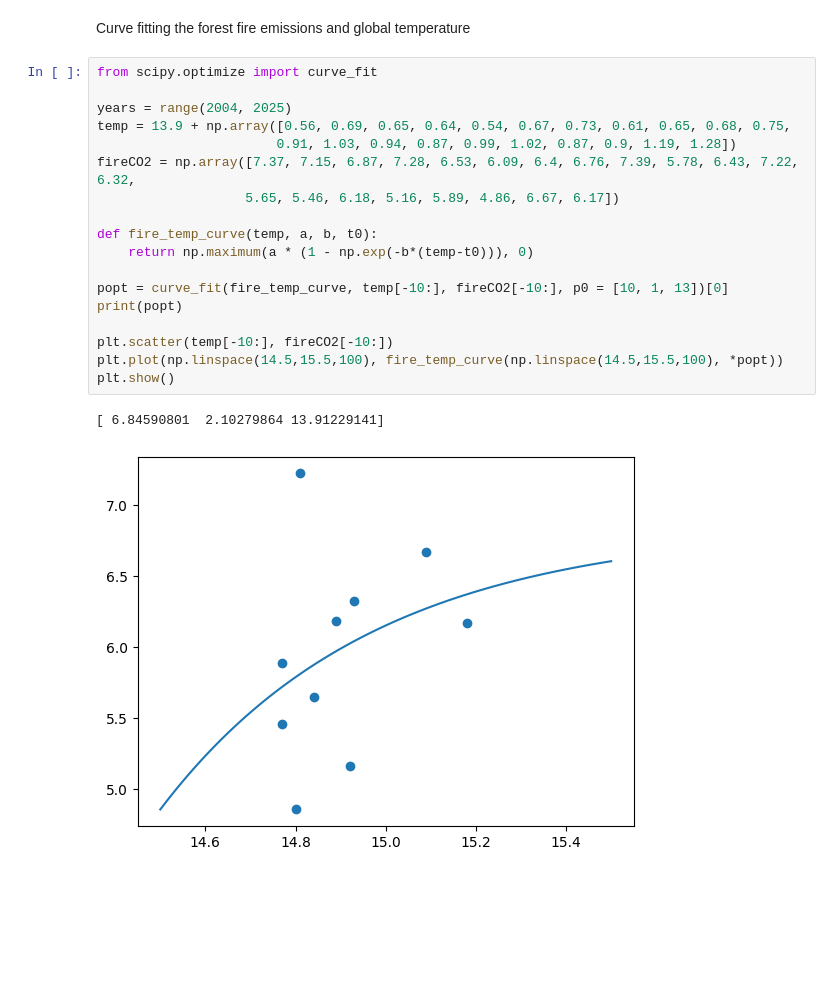
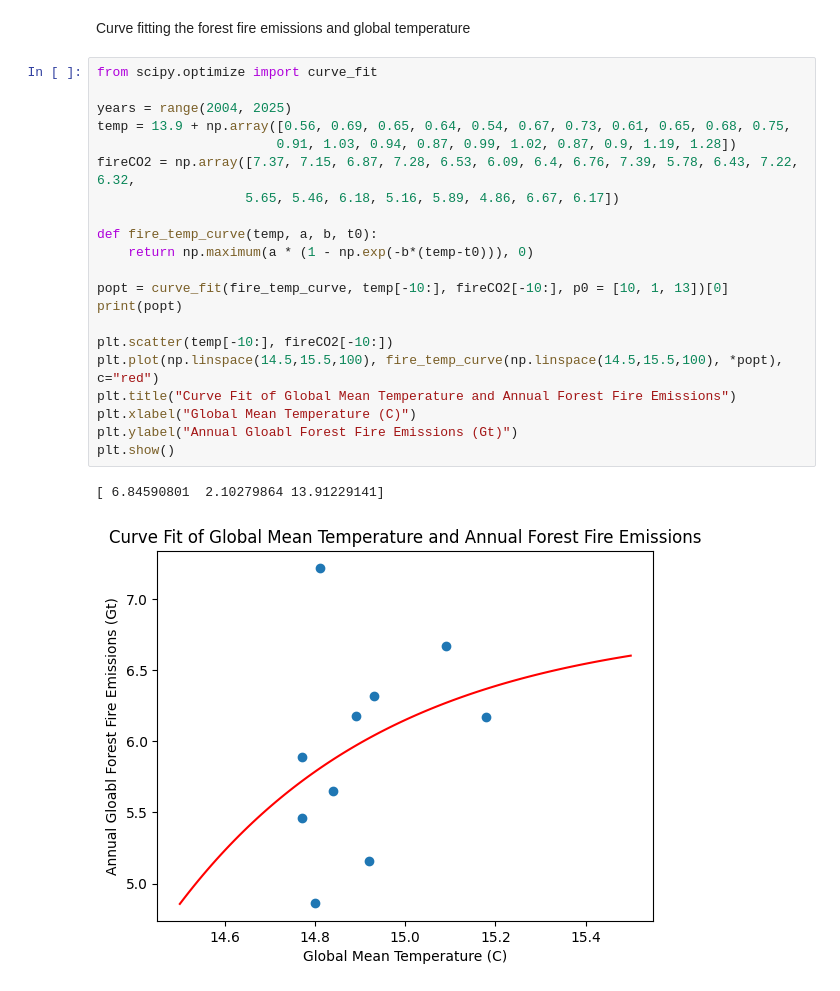
Before and after one commit to TWilson05/EOAS-453, a Jupyter notebook: assignment1.ipynb, the cells around one changed output. Drawn from its saved outputs; the diff is of its cells as text; blank space fills up the shorter version.

```diff
--- a/assignment1.ipynb
+++ b/assignment1.ipynb
@@ -225,24 +228,27 @@ Curve fitting the forest fire emissions and global temperature
 # %%
 from scipy.optimize import curve_fit
 
 years = range(2004, 2025)
 temp = 13.9 + np.array([0.56, 0.69, 0.65, 0.64, 0.54, 0.67, 0.73, 0.61, 0.65, 0.68, 0.75,
                        0.91, 1.03, 0.94, 0.87, 0.99, 1.02, 0.87, 0.9, 1.19, 1.28])
 fireCO2 = np.array([7.37, 7.15, 6.87, 7.28, 6.53, 6.09, 6.4, 6.76, 7.39, 5.78, 6.43, 7.22, 6.32,
                    5.65, 5.46, 6.18, 5.16, 5.89, 4.86, 6.67, 6.17])
 
 def fire_temp_curve(temp, a, b, t0):
     return np.maximum(a * (1 - np.exp(-b*(temp-t0))), 0)
 
 popt = curve_fit(fire_temp_curve, temp[-10:], fireCO2[-10:], p0 = [10, 1, 13])[0]
 print(popt)
 
 plt.scatter(temp[-10:], fireCO2[-10:])
-plt.plot(np.linspace(14.5,15.5,100), fire_temp_curve(np.linspace(14.5,15.5,100), *popt))
+plt.plot(np.linspace(14.5,15.5,100), fire_temp_curve(np.linspace(14.5,15.5,100), *popt), c="red")
+plt.title("Curve Fit of Global Mean Temperature and Annual Forest Fire Emissions")
+plt.xlabel("Global Mean Temperature (C)")
+plt.ylabel("Annual Gloabl Forest Fire Emissions (Gt)")
 plt.show()
 # %% [output]
 [ 6.84590801  2.10279864 13.91229141]
-[figure, old version]
+[figure, new version]
 # %%
 # define the initial fluxes
 # diagonals correspond to source/drain terms
```
Also changed, not shown: parts of 3 cells of this notebook, 1 other file.
